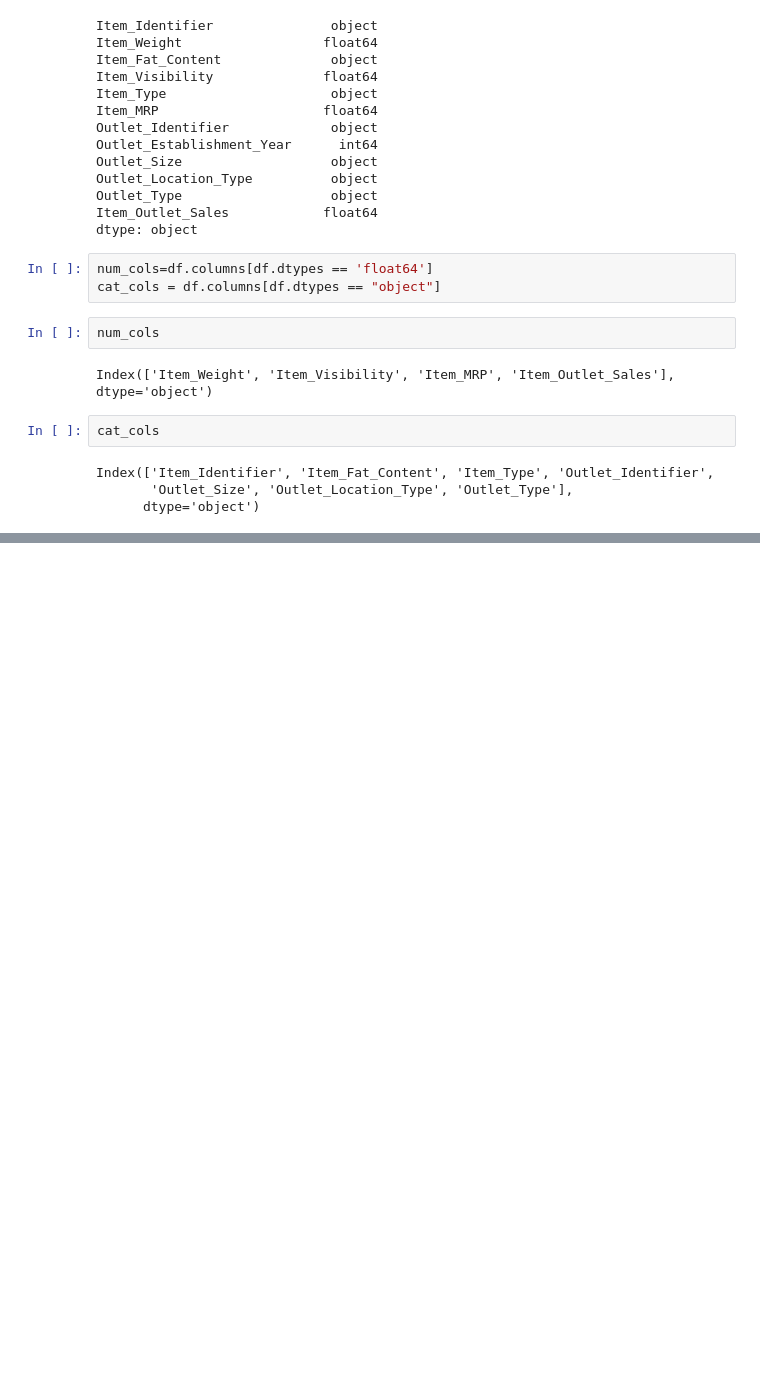
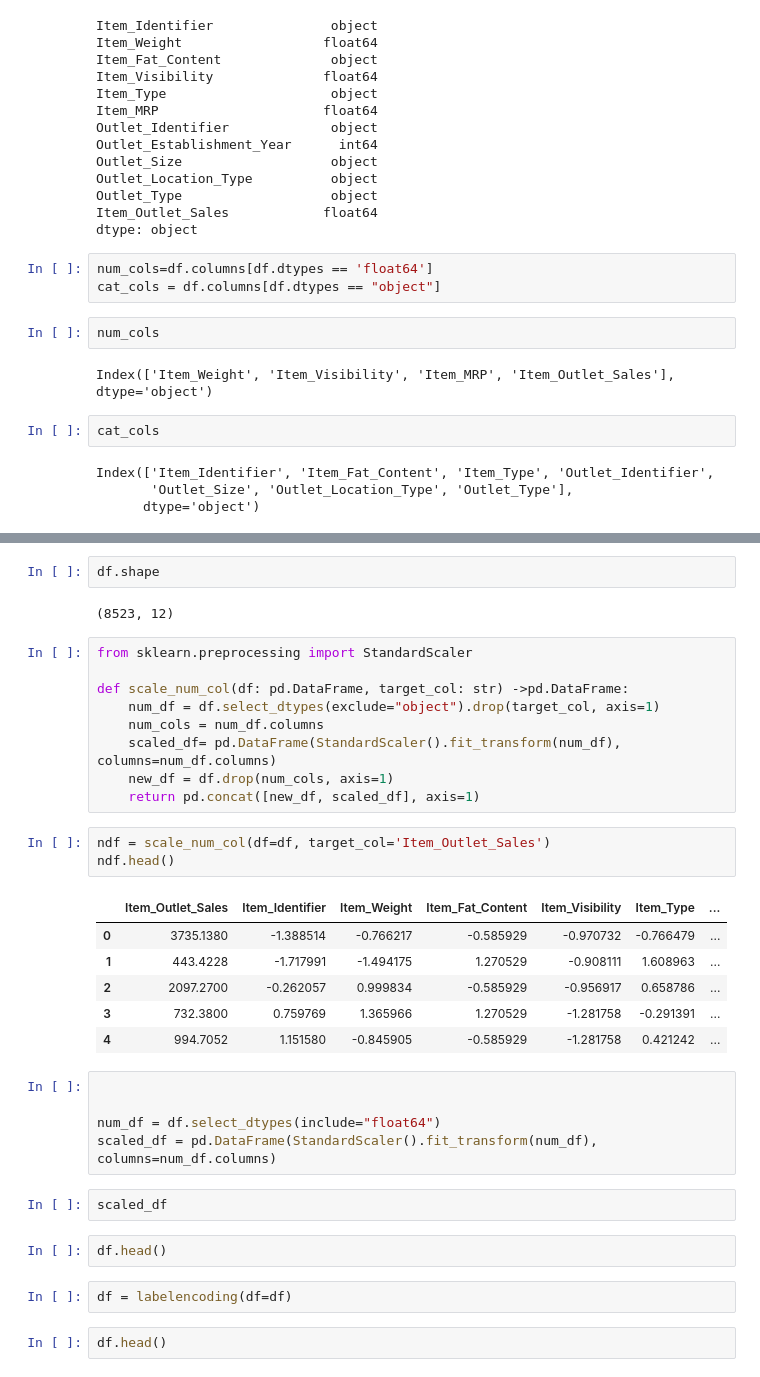
Before and after one commit to harendra263/Bigmart_sales, a Jupyter notebook: notebook/EDA-1.ipynb, the cells around one changed output, grey strips where cells are left out. Saved outputs shown, nothing was run; the diff lists cells and outputs as text; blank space fills up the shorter version.

```diff
--- a/notebook/EDA-1.ipynb
+++ b/notebook/EDA-1.ipynb
@@ -203,0 +238,36 @@ df
+# %%
+df.shape
+# %% [output]
+(8523, 12)
+# %%
+from sklearn.preprocessing import StandardScaler
+
+def scale_num_col(df: pd.DataFrame, target_col: str) ->pd.DataFrame:
+    num_df = df.select_dtypes(exclude="object").drop(target_col, axis=1)
+    num_cols = num_df.columns
+    scaled_df= pd.DataFrame(StandardScaler().fit_transform(num_df), columns=num_df.columns)
+    new_df = df.drop(num_cols, axis=1)
+    return pd.concat([new_df, scaled_df], axis=1)
+# %%
+ndf = scale_num_col(df=df, target_col='Item_Outlet_Sales')
+ndf.head()
+# %% [output]
+|  | Item_Outlet_Sales | Item_Identifier | Item_Weight | Item_Fat_Content | Item_Visibility | Item_Type | ... |
+| 0 | 3735.1380 | -1.388514 | -0.766217 | -0.585929 | -0.970732 | -0.766479 | ... |
+| 1 | 443.4228 | -1.717991 | -1.494175 | 1.270529 | -0.908111 | 1.608963 | ... |
+| 2 | 2097.2700 | -0.262057 | 0.999834 | -0.585929 | -0.956917 | 0.658786 | ... |
+| 3 | 732.3800 | 0.759769 | 1.365966 | 1.270529 | -1.281758 | -0.291391 | ... |
+| 4 | 994.7052 | 1.151580 | -0.845905 | -0.585929 | -1.281758 | 0.421242 | ... |
+# %%
+
+
+num_df = df.select_dtypes(include="float64")
+scaled_df = pd.DataFrame(StandardScaler().fit_transform(num_df), columns=num_df.columns)
+# %%
+scaled_df
+# %%
+df.head()
+# %%
+df = labelencoding(df=df)
+# %%
+df.head()
```
Also changed, not shown: parts of 6 cells of this notebook, 8 other files.
